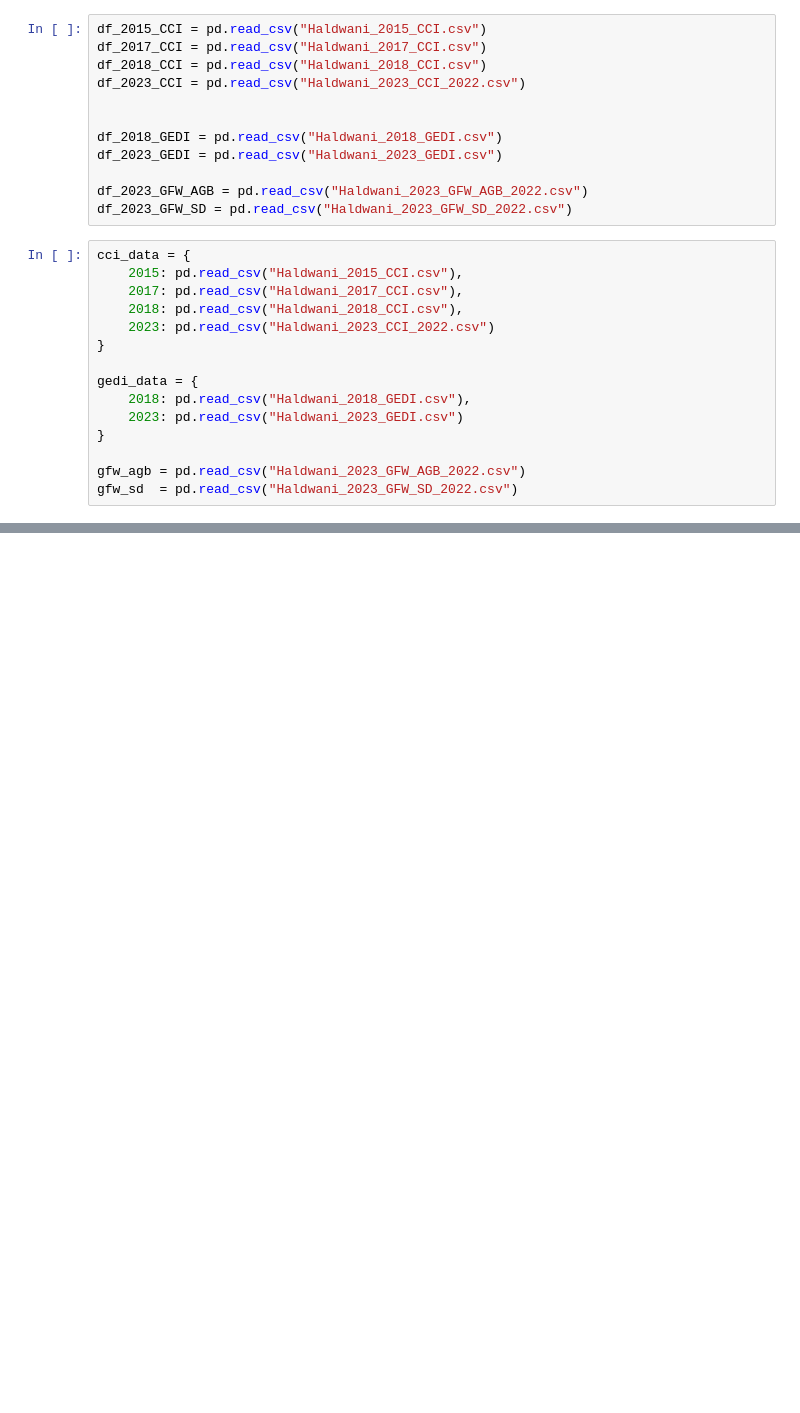
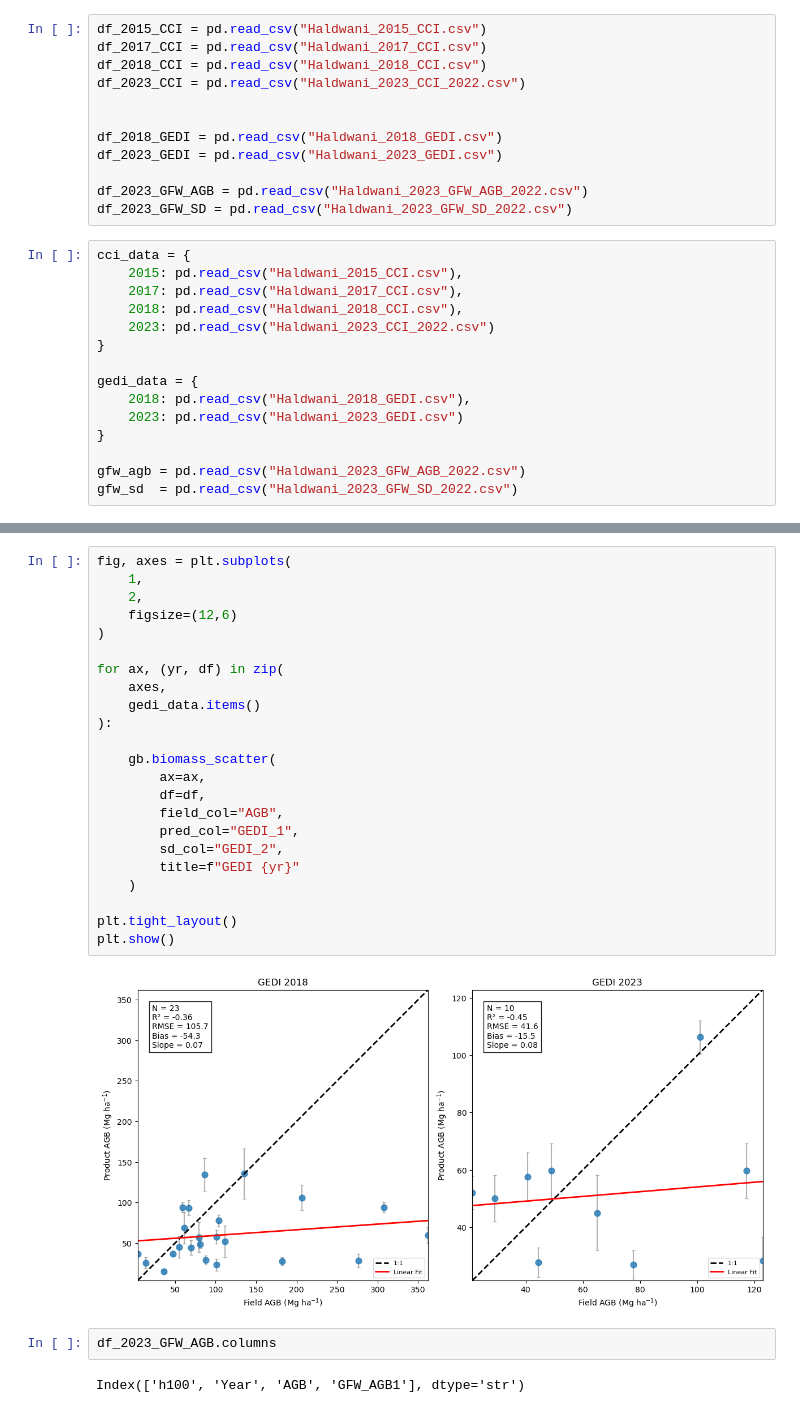
Before and after one commit to bhavyajaiman/ngo_research_proposal, a Jupyter notebook: us_ngo_global_biomass.ipynb, the cells around one changed output, grey strips where cells are left out. Cells and saved outputs as stored; diff of their text form; blank space fills up the shorter version.

```diff
--- a/us_ngo_global_biomass.ipynb
+++ b/us_ngo_global_biomass.ipynb
@@ -463,0 +85,29 @@ plt.show()
+# %%
+fig, axes = plt.subplots(
+    1,
+    2,
+    figsize=(12,6)
+)
+
+for ax, (yr, df) in zip(
+    axes,
+    gedi_data.items()
+):
+
+    gb.biomass_scatter(
+        ax=ax,
+        df=df,
+        field_col="AGB",
+        pred_col="GEDI_1",
+        sd_col="GEDI_2",
+        title=f"GEDI {yr}"
+    )
+
+plt.tight_layout()
+plt.show()
+# %% [output]
+[figure, added]
+# %%
+df_2023_GFW_AGB.columns
+# %% [output]
+Index(['h100', 'Year', 'AGB', 'GFW_AGB1'], dtype='str')
```
Also changed, not shown: parts of 17 cells of this notebook, 3 other files.
